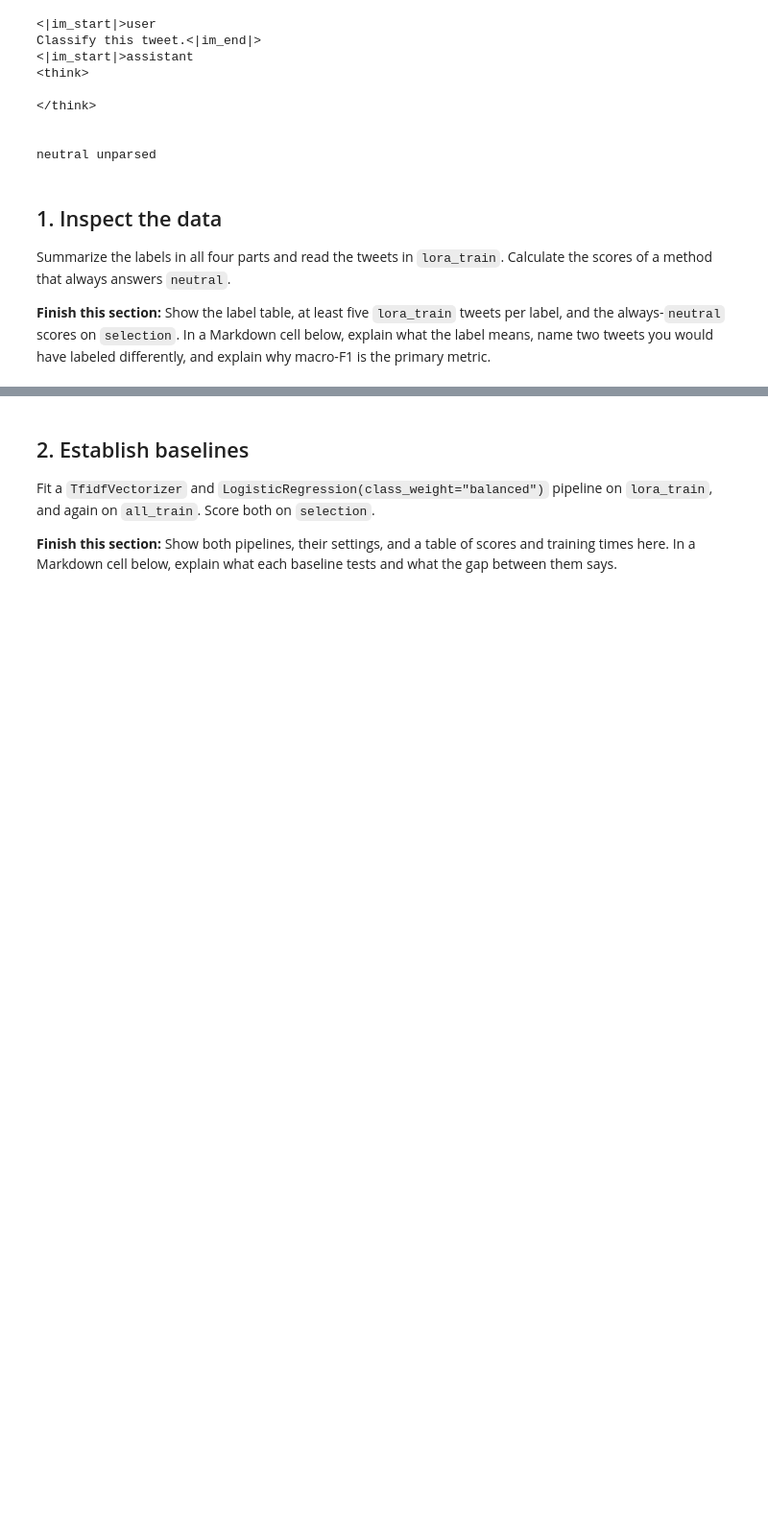
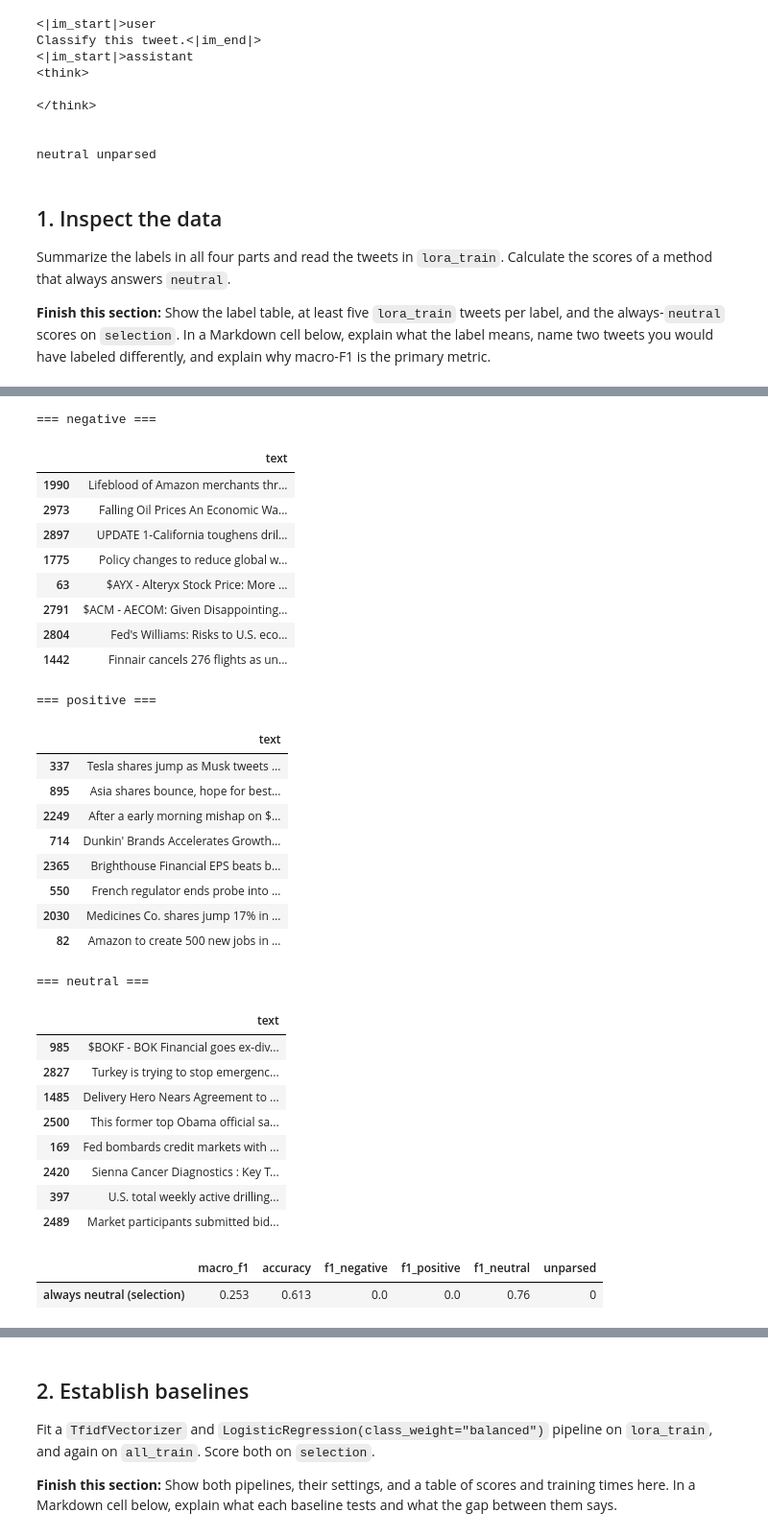
Before and after one commit to swstevens/ics635-assignment2, a Jupyter notebook: hw2.ipynb, the cells around one changed output, grey strips where cells are left out. Shown at 96% size. Cells and saved outputs as stored; diff of their text form; code cells hidden in the pictures; blank space fills up the shorter version.

```diff
--- a/hw2.ipynb
+++ b/hw2.ipynb
@@ -108,3 +132,54 @@ Summarize the labels in all four parts and read the tweets in `lora_train`. Calc
+# %%
+# Read tweets from lora_train: a seeded random sample of 8 per label (at least 5 required).
+# The index is the tweet's row in lora_train, so a tweet can be referred to in the analysis.
+train_df = lora_train.to_pandas()
+train_df["label_name"] = train_df["label"].map(ID_TO_LABEL)
+
+TWEETS_PER_LABEL = 8
+for label in LABELS:
+    sample = train_df[train_df["label_name"] == label].sample(n=TWEETS_PER_LABEL, random_state=SEED)
+    print(f"\n=== {label} ===")
+    display(sample[["text"]])
+# %% [output]
+=== negative ===
+|  | text |
+| 1990 | Lifeblood of Amazon merchants thr... |
+| 2973 | Falling Oil Prices An Economic Wa... |
+| 2897 | UPDATE 1-California toughens dril... |
+| 1775 | Policy changes to reduce global w... |
+| 63 | $AYX - Alteryx Stock Price: More ... |
+| 2791 | $ACM - AECOM: Given Disappointing... |
+| 2804 | Fed's Williams: Risks to U.S. eco... |
+| 1442 | Finnair cancels 276 flights as un... |
+=== positive ===
+|  | text |
+| 337 | Tesla shares jump as Musk tweets ... |
+| 895 | Asia shares bounce, hope for best... |
+| 2249 | After a early morning mishap on $... |
+| 714 | Dunkin' Brands Accelerates Growth... |
+| 2365 | Brighthouse Financial EPS beats b... |
+| 550 | French regulator ends probe into ... |
+| 2030 | Medicines Co. shares jump 17% in ... |
+| 82 | Amazon to create 500 new jobs in ... |
+=== neutral ===
+|  | text |
+| 985 | $BOKF - BOK Financial goes ex-div... |
+| 2827 | Turkey is trying to stop emergenc... |
+| 1485 | Delivery Hero Nears Agreement to ... |
+| 2500 | This former top Obama official sa... |
+| 169 | Fed bombards credit markets with ... |
+| 2420 | Sienna Cancer Diagnostics : Key T... |
+| 397 | U.S. total weekly active drilling... |
+| 2489 | Market participants submitted bid... |
+# %%
+# Always answer "neutral" on selection.
+selection_gold = [ID_TO_LABEL[label] for label in selection["label"]]
+always_neutral = ["neutral"] * len(selection_gold)
+
+pd.DataFrame([score(always_neutral, selection_gold)], index=["always neutral (selection)"])
+# %% [output]
+|  | macro_f1 | accuracy | f1_negative | f1_positive | f1_neutral | unparsed |
+| always neutral (selection) | 0.253 | 0.613 | 0.0 | 0.0 | 0.76 | 0 |
 # %% [markdown]
 ### Analysis
 
```
Also changed, not shown: parts of 6 cells of this notebook, 2 other files.
